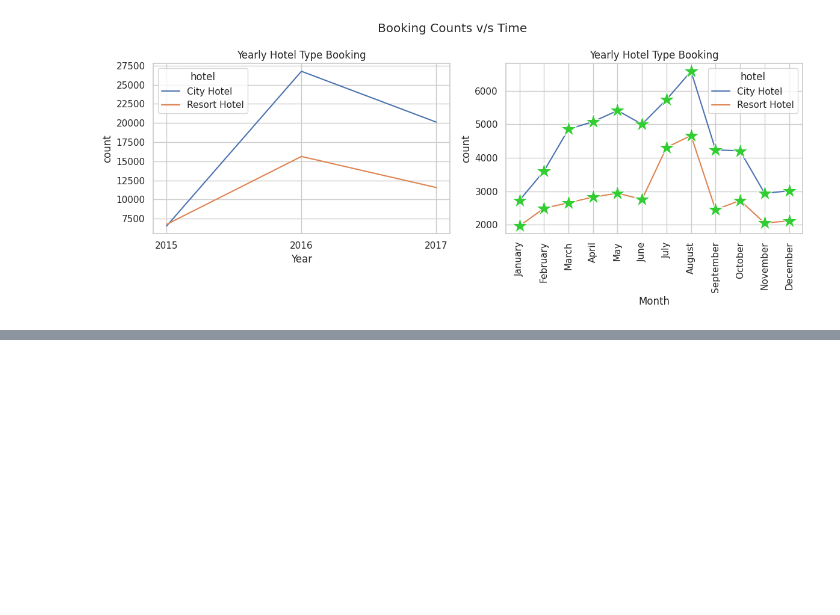
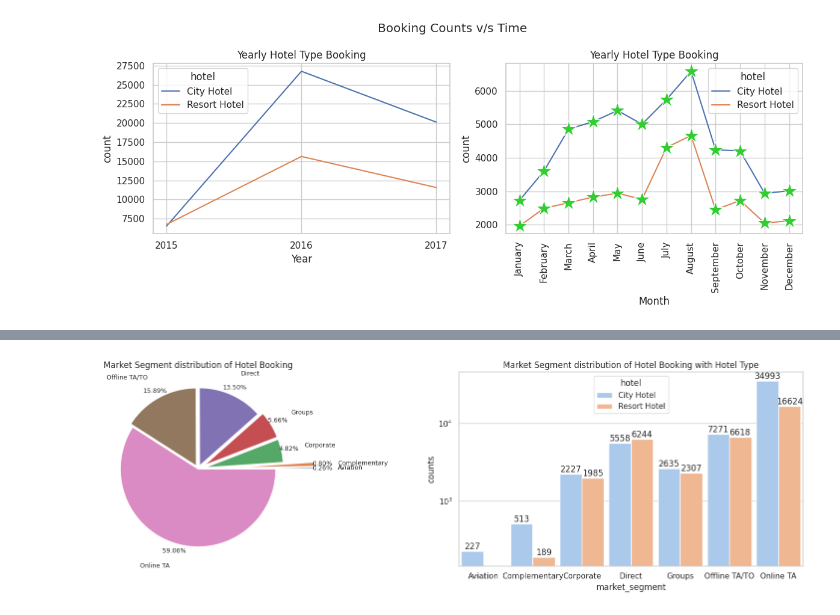
Before and after one commit to jamal-faisal/EDA_Hotel, a Jupyter notebook: EDA_Hotel_Booking.ipynb, the cells around one changed output, grey strips where cells are left out. Cells and saved outputs as stored; diff of their text form; code cells hidden in the pictures; blank space fills up the shorter version.

```diff
--- a/EDA_Hotel_Booking.ipynb
+++ b/EDA_Hotel_Booking.ipynb
@@ -377,0 +391,15 @@ plt.show()
+# %%
+figure, axes = plt.subplots(1, 2, figsize=(16, 5))
+axes[0].set_title('Market Segment distribution of Hotel Booking')
+axes[1].set_title('Market Segment distribution of Hotel Booking with Hotel Type')
+ax = sns.barplot(x='market_segment', y='counts', hue='hotel', data=df_ms, palette='pastel', ax=axes[1], width= .9)
+ax.set_yscale("log")
+for i in ax.containers:
+    ax.bar_label(i,)
+df_hotel[['market_segment', 'hotel']].groupby(['market_segment']).count().sort_values(['hotel'],ascending =True)\
+      .plot(kind = 'pie', y='hotel', autopct= '%.02f%%', legend= False, label="",\
+            explode= [0.5,0.5,0.1,0.1,0.05,0.05,0], fontsize=9, pctdistance=1.1, labeldistance=1.3, ax=axes[0])
+figure.tight_layout()
+plt.show()
+# %% [output]
+[figure, added]
```
Also changed, not shown: parts of 24 cells of this notebook.
